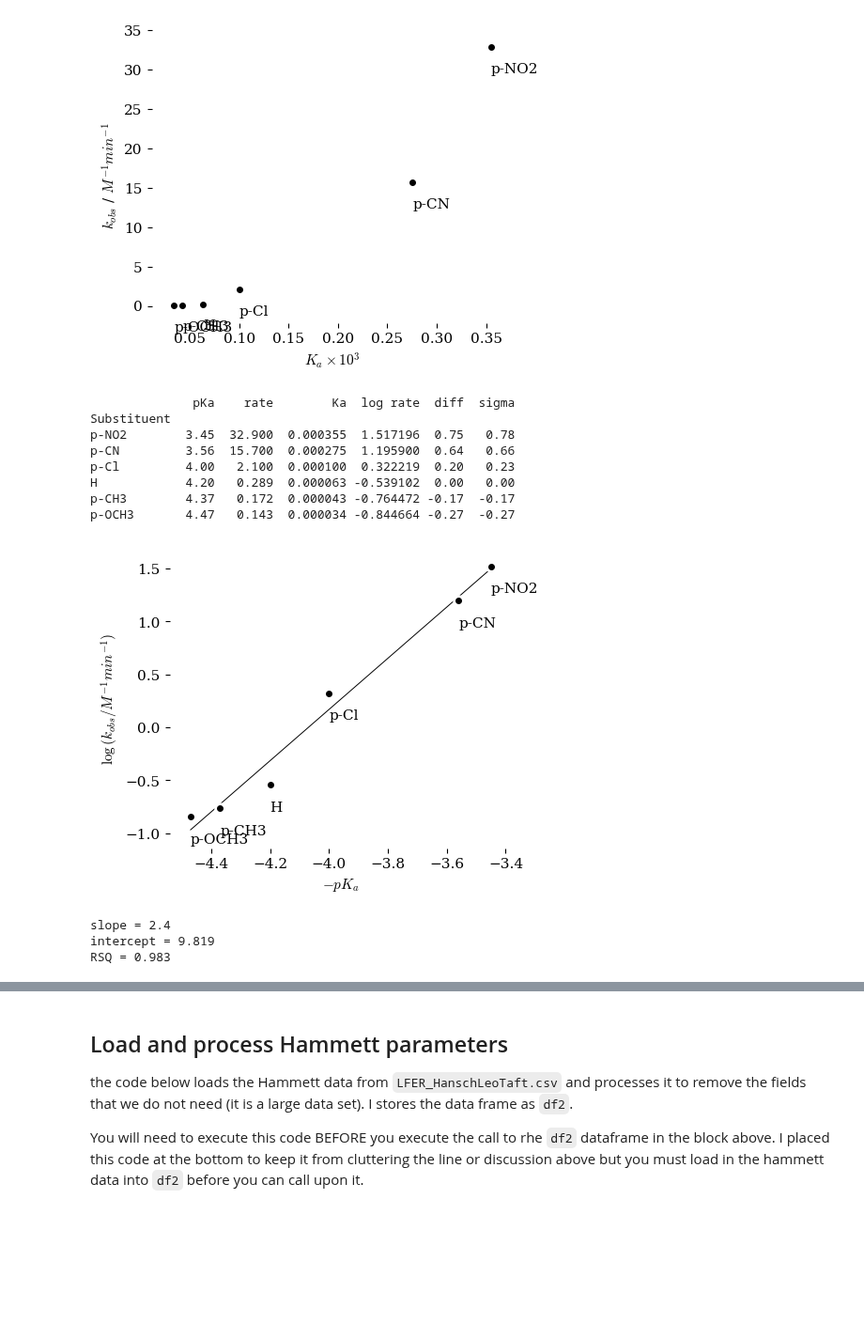
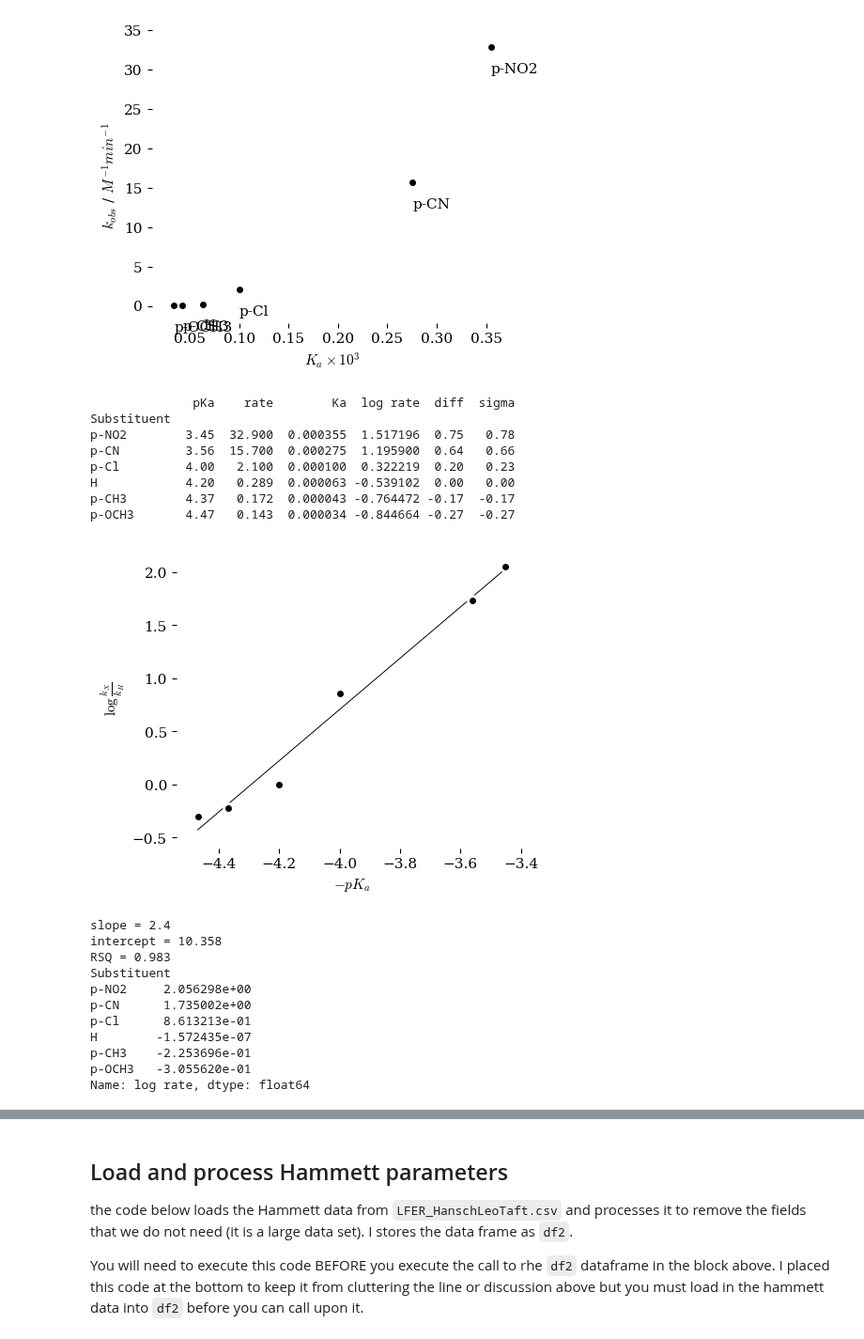
Before and after one commit to blinkletter/4410PythonNotebooks, a Jupyter notebook: Class_14/Table1and2_ClassExamples.ipynb, the cells around one changed output, grey strips where cells are left out. Shown at 94% size. Saved outputs shown, nothing was run; the diff lists cells and outputs as text; code cells hidden in the pictures; blank space fills up the shorter version.

```diff
--- a/Class_14/Table1and2_ClassExamples.ipynb
+++ b/Class_14/Table1and2_ClassExamples.ipynb
@@ -49,16 +49,6 @@ def plot_plot(x,y,names,
               y_label = "y",
               add_labels_flag = False,
               line_fit_flag = False ):
-
-    ############################
-    ### Set global variables ###
-    ############################
-
-    data_path = "https://raw.githubusercontent.com/blinkletter/4410PythonNotebooks/main/Class_10/data/"
-    image_path = "https://raw.githubusercontent.com/blinkletter/4410PythonNotebooks/main/Class_10/images/"
-
-    github_data_location = "https://raw.githubusercontent.com/blinkletter/LFER-QSAR/main/data/"
-    github_styles_location = "https://raw.githubusercontent.com/blinkletter/LFER-QSAR/main/styles/"
 
     ##################################################
     ### Setup a figure and choose a stylesheet     ###
@@ -216,32 +206,42 @@ p-OCH3       4.47   0.143  0.000034
 # %%
 #####################################################
 ### Get series of data to plot from the dataframe ###
 #####################################################
 
 df["log rate"] = np.log10(df["rate"])
 
 print(df)
 
 x = -df["pKa"]
-y =  df["log rate"]
+y =  df["log rate"] +0.539102
 
 x_label = r"$-pK_a$"
-y_label = r"$\log{(k_{obs}/ M^{-1} min^{-1})}$"
+y_label = r"$\log{\frac{k_X}{k_H}}$"
 
-plot_plot(x,y, names, x_label, y_label, add_labels_flag = True, line_fit_flag = True)
+plot_plot(x,y, names, x_label, y_label, add_labels_flag = False, line_fit_flag = True)
+
+print(y)
 # %% [output]
               pKa    rate        Ka  log rate  diff  sigma
 Substituent
 p-NO2        3.45  32.900  0.000355  1.517196  0.75   0.78
 p-CN         3.56  15.700  0.000275  1.195900  0.64   0.66
 p-Cl         4.00   2.100  0.000100  0.322219  0.20   0.23
 H            4.20   0.289  0.000063 -0.539102  0.00   0.00
 p-CH3        4.37   0.172  0.000043 -0.764472 -0.17  -0.17
 p-OCH3       4.47   0.143  0.000034 -0.844664 -0.27  -0.27
-[figure, old version]
+[figure, new version]
 slope = 2.4
-intercept = 9.819
+intercept = 10.358
 RSQ = 0.983
+Substituent
+p-NO2     2.056298e+00
+p-CN      1.735002e+00
+p-Cl      8.613213e-01
+H        -1.572435e-07
+p-CH3    -2.253696e-01
+p-OCH3   -3.055620e-01
+Name: log rate, dtype: float64
 # %%
 df["diff"]=df["pKa"]["H"]-df["pKa"]
 
```
Also changed, not shown: parts of 2 cells of this notebook, 1 other file.
